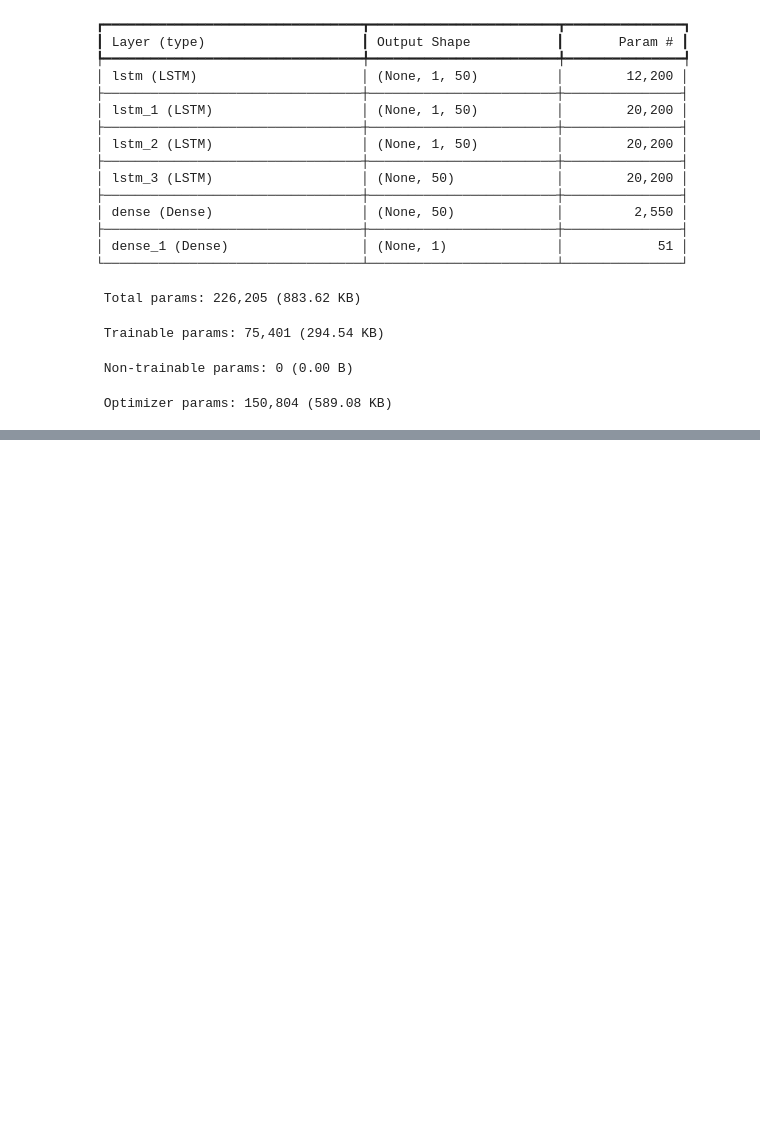
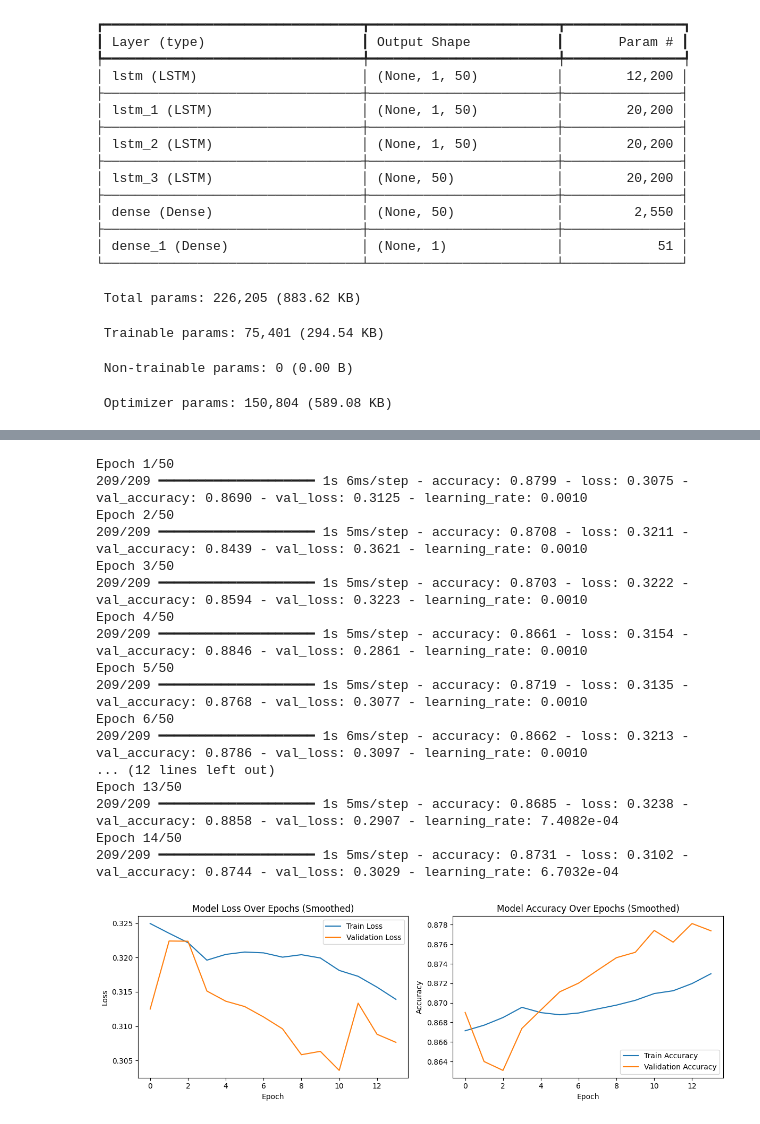
Before and after one commit to kshaheen25/thesis-xai-repo, a Jupyter notebook: lstm-model.ipynb, the cells around one changed output, grey strips where cells are left out. Drawn from its saved outputs; the diff is of its cells as text; code cells hidden in the pictures; blank space fills up the shorter version.

```diff
--- a/lstm-model.ipynb
+++ b/lstm-model.ipynb
@@ -489,0 +557,71 @@ model.save('lstm_model_v1.h5')
+# %%
+import tensorflow as tf
+import numpy as np
+import pandas as pd
+from sklearn.preprocessing import LabelEncoder
+from sklearn.metrics import confusion_matrix, roc_curve, auc, precision_recall_curve, average_precision_score
+import matplotlib.pyplot as plt
+import seaborn as sns
+from tensorflow.keras.models import Sequential
+from tensorflow.keras.layers import LSTM, Dense
+from tensorflow.keras.callbacks import EarlyStopping, LearningRateScheduler
+
+# Define a learning rate schedule function
+def scheduler(epoch, lr):
+    if epoch < 10:
+        return lr
+    else:
+        return  float(lr * tf.math.exp(-0.1).numpy())
+
+# Implement learning rate scheduler callback
+lr_scheduler = LearningRateScheduler(scheduler)
+
+# Train the model with early stopping and learning rate scheduler
+history = model.fit(X_train_reshaped, y_train, epochs=50, batch_size=32, validation_split=0.2, callbacks=[early_stopping, lr_scheduler])
+
+# Smooth the curves
+smooth_train_loss = smooth_curve(history.history['loss'])
+smooth_val_loss = smooth_curve(history.history['val_loss'])
+smooth_train_acc = smooth_curve(history.history['accuracy'])
+smooth_val_acc = smooth_curve(history.history['val_accuracy'])
+
+# Plot smoothed training & validation loss values
+plt.figure(figsize=(12, 4))
+plt.subplot(1, 2, 1)
+plt.plot(smooth_train_loss, label='Train Loss')
+plt.plot(smooth_val_loss, label='Validation Loss')
+plt.title('Model Loss Over Epochs (Smoothed)')
+plt.xlabel('Epoch')
+plt.ylabel('Loss')
+plt.legend(loc='upper right')
+
+# Plot smoothed training & validation accuracy values
+plt.subplot(1, 2, 2)
+plt.plot(smooth_train_acc, label='Train Accuracy')
+plt.plot(smooth_val_acc, label='Validation Accuracy')
+plt.title('Model Accuracy Over Epochs (Smoothed)')
+plt.xlabel('Epoch')
+plt.ylabel('Accuracy')
+plt.legend(loc='lower right')
+
+plt.tight_layout()
+plt.show()
+# %% [output]
+Epoch 1/50
+209/209 ━━━━━━━━━━━━━━━━━━━━ 1s 6ms/step - accuracy: 0.8799 - loss: 0.3075 - val_accuracy: 0.8690 - val_loss: 0.3125 - learning_rate: 0.0010
+Epoch 2/50
+209/209 ━━━━━━━━━━━━━━━━━━━━ 1s 5ms/step - accuracy: 0.8708 - loss: 0.3211 - val_accuracy: 0.8439 - val_loss: 0.3621 - learning_rate: 0.0010
+Epoch 3/50
+209/209 ━━━━━━━━━━━━━━━━━━━━ 1s 5ms/step - accuracy: 0.8703 - loss: 0.3222 - val_accuracy: 0.8594 - val_loss: 0.3223 - learning_rate: 0.0010
+Epoch 4/50
+209/209 ━━━━━━━━━━━━━━━━━━━━ 1s 5ms/step - accuracy: 0.8661 - loss: 0.3154 - val_accuracy: 0.8846 - val_loss: 0.2861 - learning_rate: 0.0010
+Epoch 5/50
+209/209 ━━━━━━━━━━━━━━━━━━━━ 1s 5ms/step - accuracy: 0.8719 - loss: 0.3135 - val_accuracy: 0.8768 - val_loss: 0.3077 - learning_rate: 0.0010
+Epoch 6/50
+209/209 ━━━━━━━━━━━━━━━━━━━━ 1s 6ms/step - accuracy: 0.8662 - loss: 0.3213 - val_accuracy: 0.8786 - val_loss: 0.3097 - learning_rate: 0.0010
+... (12 lines left out)
+Epoch 13/50
+209/209 ━━━━━━━━━━━━━━━━━━━━ 1s 5ms/step - accuracy: 0.8685 - loss: 0.3238 - val_accuracy: 0.8858 - val_loss: 0.2907 - learning_rate: 7.4082e-04
+Epoch 14/50
+209/209 ━━━━━━━━━━━━━━━━━━━━ 1s 5ms/step - accuracy: 0.8731 - loss: 0.3102 - val_accuracy: 0.8744 - val_loss: 0.3029 - learning_rate: 6.7032e-04
+[figure, added]
```
Also changed, not shown: parts of 15 cells of this notebook.
